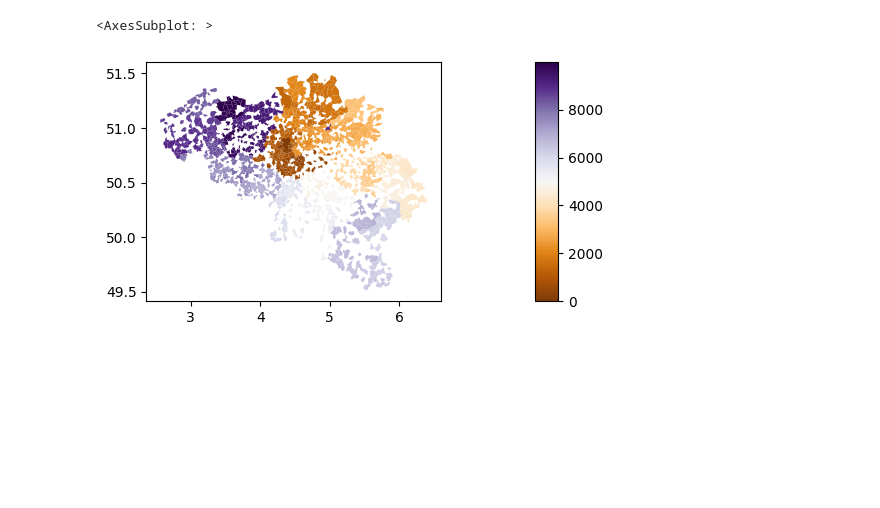
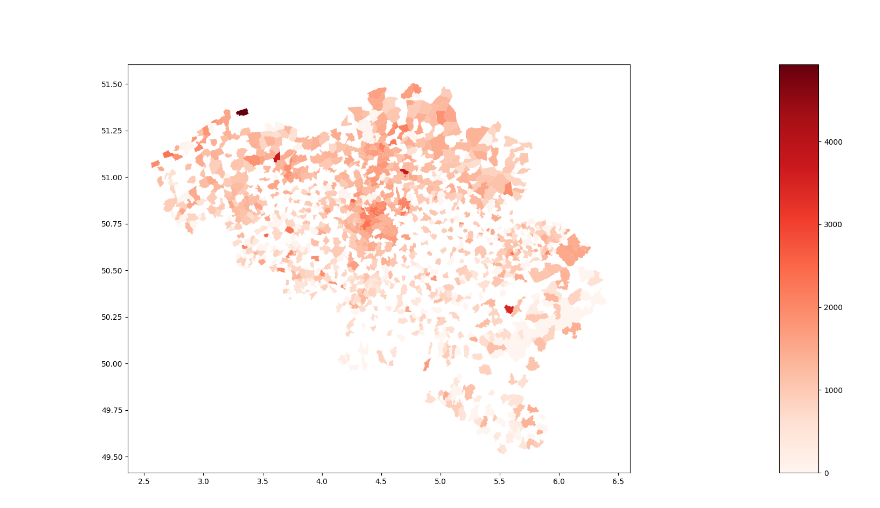
Before and after one commit to Laverdure77/immo_Eliza_Data_Analysis, a Jupyter notebook: map_belgium.ipynb, the cells around one changed output. Cells and saved outputs as stored; diff of their text form; code cells hidden in the pictures; blank space fills up the shorter version.

```diff
--- a/map_belgium.ipynb
+++ b/map_belgium.ipynb
@@ -60,17 +73,25 @@ belgium_map_df.head()
+# %% [markdown]
+###
 # %%
 # belgium_map_df.plot("prov_name_fr")
+filename = "./datas/georef-belgium-postal-codes-mpsqm.geojson"
+file = open(filename)
 fig, ax = plt.subplots(1,1)
+
+belgium_map_df = gpd.read_file(file)
 divider = make_axes_locatable(ax)
 cax = divider.append_axes("right", size="5%", pad=0.1)
 # color bar
-vmax = belgium_map_df['postcode'].max()
-mappable = plt.cm.ScalarMappable(cmap='PuOr', norm=plt.Normalize(vmin=0, vmax=vmax))
+vmax = belgium_map_df['mean_price_sqm'].max()
+mappable = plt.cm.ScalarMappable(cmap='Reds', norm=plt.Normalize(vmin=0, vmax=vmax*0.5))
 cbar = fig.colorbar(mappable, cax=cax)
-belgium_map_df.plot(kind="geo",column='postcode',
+belgium_map_df.plot(kind="geo",column='mean_price_sqm',
                     ax=ax,
                     cax=cax,
-                    cmap="PuOr")
+                    cmap="Reds"
+                    )
+fig.set_size_inches(20,10)
+plt.show()
 # ax.set_visible(False)
 # %% [output]
-<AxesSubplot: >
-[figure, old version]
+[figure, new version]
```
Also changed, not shown: parts of 7 cells of this notebook, 2 other files.
